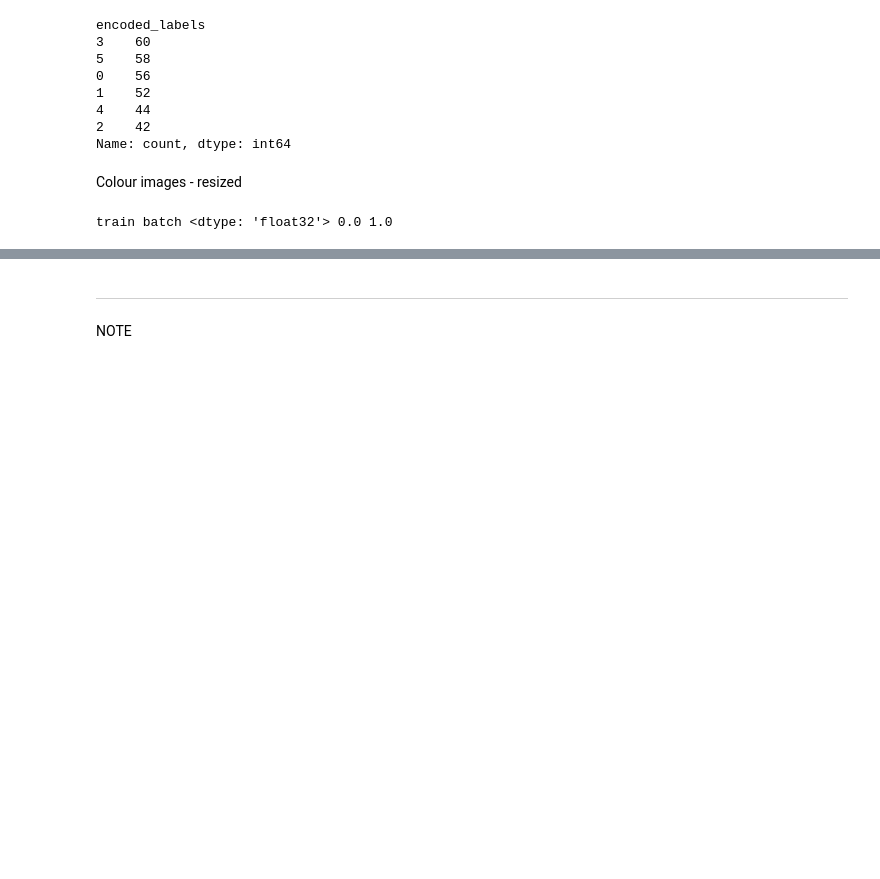
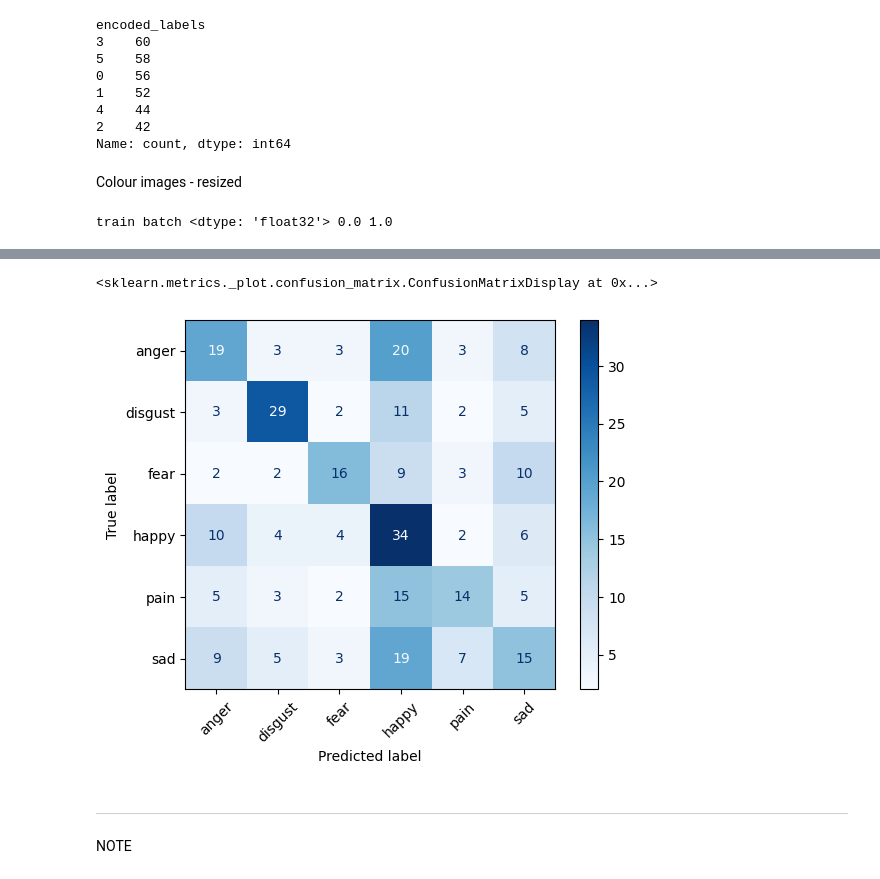
Before and after one commit to sixslotted/FaceEmotionImageClassification, a Jupyter notebook: jupyter_notebooks/CNN.ipynb, the cells around one changed output, grey strips where cells are left out. Cells and saved outputs as stored; diff of their text form; code cells hidden in the pictures; blank space fills up the shorter version.

```diff
--- a/jupyter_notebooks/CNN.ipynb
+++ b/jupyter_notebooks/CNN.ipynb
@@ -226,0 +280,4 @@ Epoch 10/10
+# %%
+model_Padded.fit(train_padded_ds, epochs=50, validation_data=(val_padded_ds))
+
+test_loss, test_accuracy = model_Padded.evaluate(test_padded_ds)
@@ -226,0 +302,9 @@ Epoch 10/10
+# %%
+y_pred_probs_padded = model_Padded.predict(test_padded_ds)
+y_pred_padded = np.argmax(y_pred_probs_padded, axis=1)
+y_true_padded = np.concatenate([y for x, y in test_padded_ds], axis=0)
+
+cm = confusion_matrix(y_true, y_pred_padded)
+class_names = encoder.classes_
+ConfusionMatrixDisplay(cm, display_labels=class_names).plot(cmap='Blues', xticks_rotation=45)
+# %% [output]
@@ -227,3 +312,5 @@ Epoch 10/10
+<sklearn.metrics._plot.confusion_matrix.ConfusionMatrixDisplay at 0x...>
+[figure, added]
 # %% [markdown]
 ---
 # %% [markdown]
```
Also changed, not shown: parts of 7 cells of this notebook.
